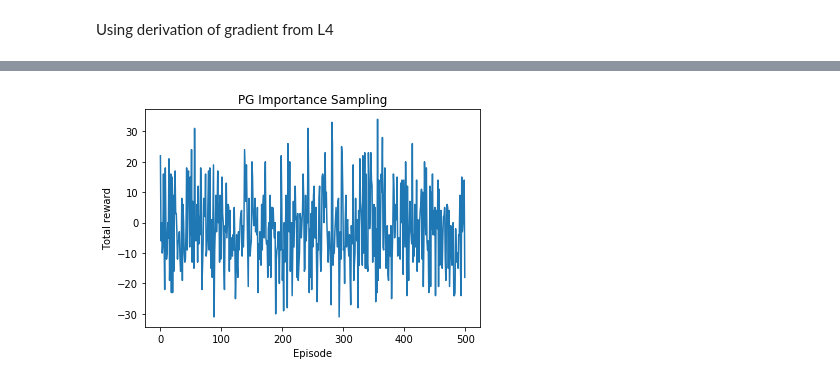
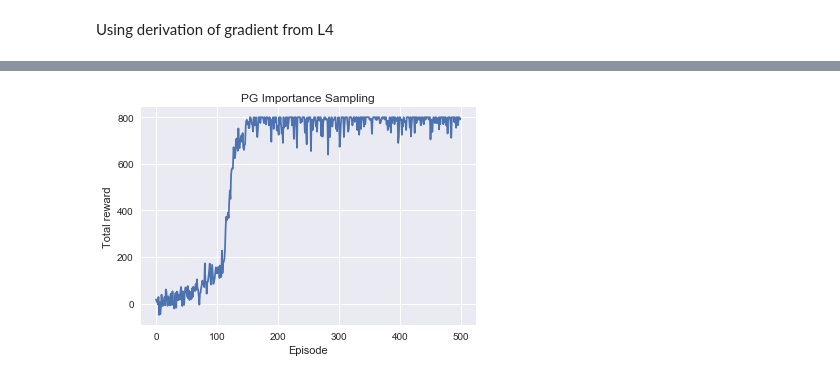
Before and after one commit to alex-faustino/rl-sandbox, a Jupyter notebook: homework/hw5/hw5_agou2_dusad2/results.ipynb, the cells around one changed output, grey strips where cells are left out. Cells and saved outputs as stored; diff of their text form; code cells hidden in the pictures.

Commit message:
Refactor + fix importance sampling + causality

```diff
--- a/homework/hw5/hw5_agou2_dusad2/results.ipynb
+++ b/homework/hw5/hw5_agou2_dusad2/results.ipynb
@@ -26,2 +23,12 @@ action_space = 4
+# %%
+state_space = 25
+action_space = 4
+
+num_episodes = 500
+num_samples = 20
+num_step= 20
+num_traj = 20
+alpha=0.01
+gamma=1
 # %%
 pg_none = Reinforce(GridWorld(),state_space,action_space,Policy())
@@ -37,6 +53,8 @@ plt.show()
 # %%
 pg_imsa = Reinforce(GridWorld(),state_space,action_space,Policy())
-pg_imsa_rewards = pg_imsa.train(episode_num=500, num_samples=5, alpha=0.01, importance_sampling=True)
+pg_imsa_rewards, var_imsa = pg_imsa.train(num_episode=num_episodes, num_traj=num_traj,
+                                num_step=num_step, num_samples=num_samples,
+                                alpha=alpha, importance_sampling=True, causality=True)
 plt.xlabel("Episode")
 plt.ylabel("Total reward")
 plt.title("PG Importance Sampling")
@@ -47 +64 @@ plt.show()
-[figure, old version]
+[figure, new version]
```
Also changed, not shown: parts of 8 cells of this notebook, 2 other files.
